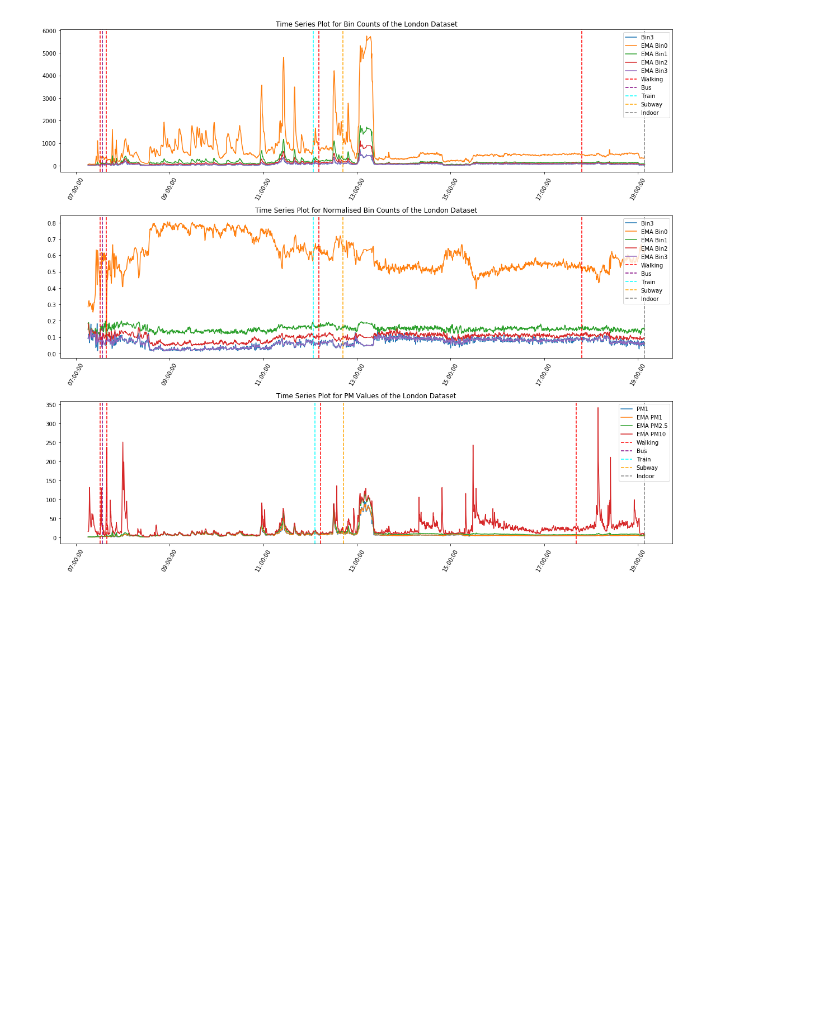
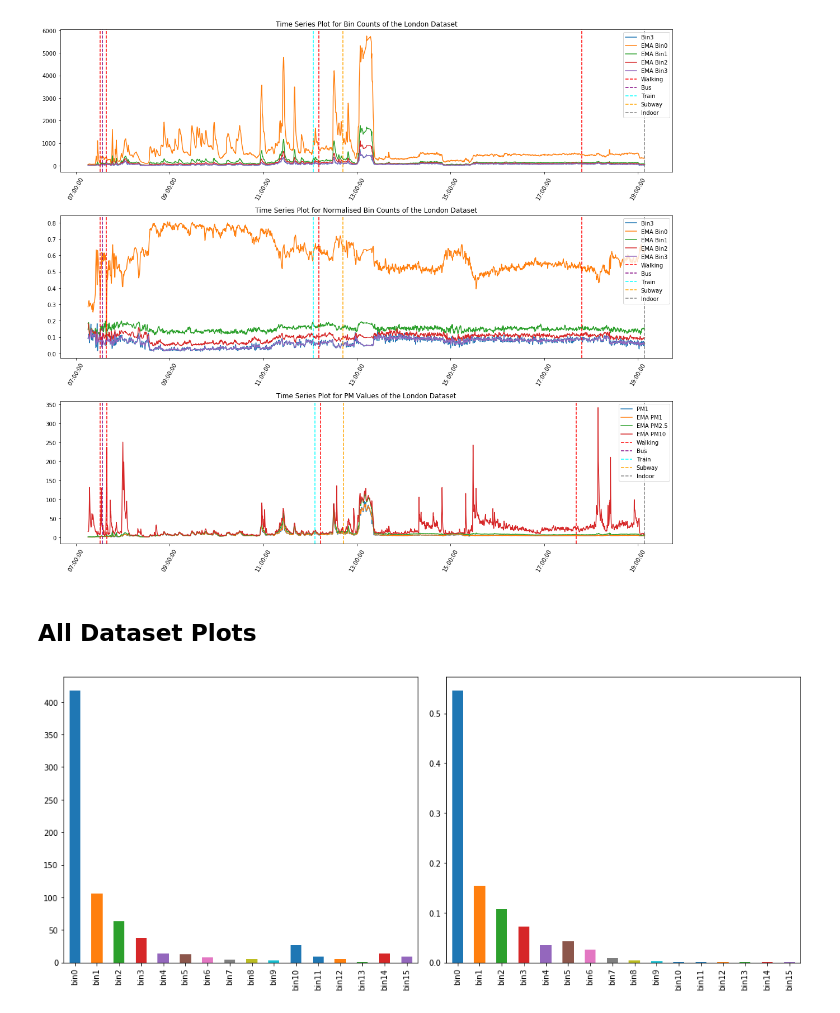
Before and after one commit to MihaiVisu/HonoursProject, a Jupyter notebook: notebooks/data_plots.ipynb, the cells around one changed output. Cells and saved outputs as stored; diff of their text form; code cells hidden in the pictures; blank space fills up the shorter version.

Commit message:
describe analysis graphs

```diff
--- a/notebooks/data_plots.ipynb
+++ b/notebooks/data_plots.ipynb
@@ -263,3 +263,19 @@ f2.tight_layout()
 f2.savefig('../report/time_series_london.pdf')
 # %% [output]
 [figure]
+# %% [markdown]
+## All Dataset Plots
+# %%
+ff = plt.figure(figsize=(14,6))
+ff.add_subplot(121)
+data[bin_vals].describe().loc['mean'].plot(kind='bar')
+
+ff.add_subplot(122)
+data_normalised = data.copy().reindex()
+data_normalised[bin_vals] = data_normalised[bin_vals].apply(lambda row: row/np.sum(row), axis=1)
+data_normalised[bin_vals].describe().loc['mean'].plot(kind='bar')
+
+ff.tight_layout()
+ff.savefig('../report/mean_bins_all.pdf')
+# %% [output]
+[figure, added]
```
Also changed, not shown: 1 other file.
